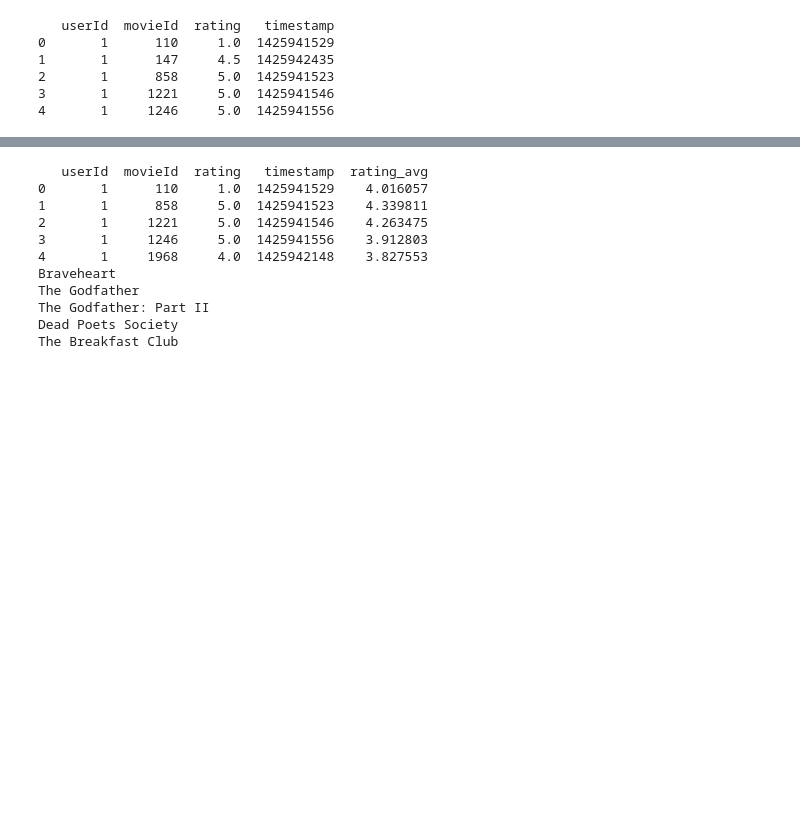
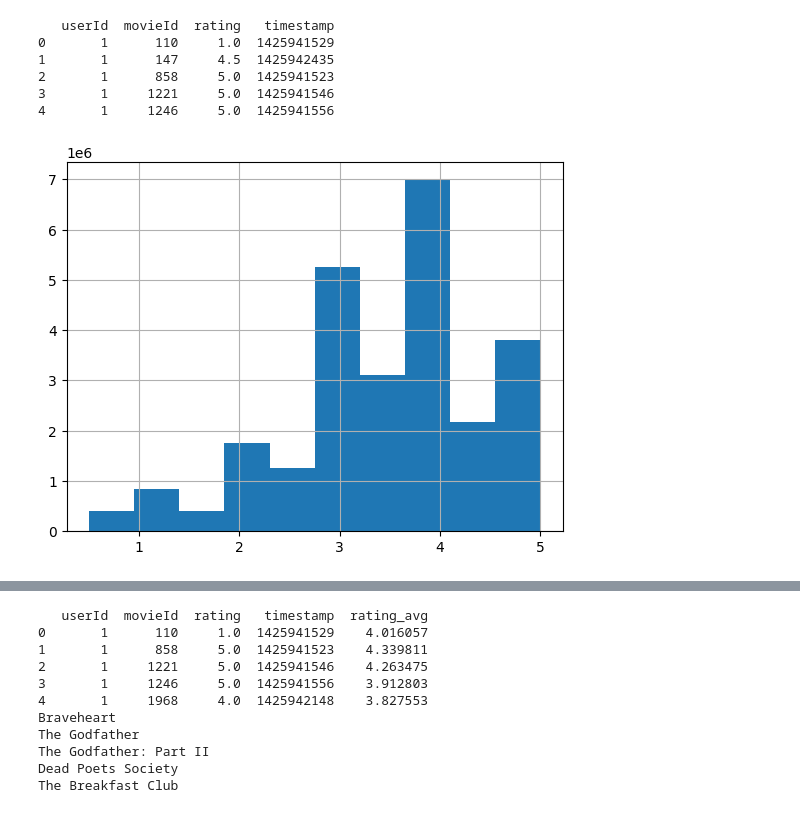
Before and after one commit to 4-en/datamining_examples, a Jupyter notebook: association_rules/association_movie_recommendations.ipynb, the cells around one changed output, grey strips where cells are left out. Drawn from its saved outputs; the diff is of its cells as text; code cells hidden in the pictures; blank space fills up the shorter version.

```diff
--- a/association_rules/association_movie_recommendations.ipynb
+++ b/association_rules/association_movie_recommendations.ipynb
@@ -84,3 +84,11 @@ print(data.head())
 2       1      858     5.0  1425941523
 3       1     1221     5.0  1425941546
 4       1     1246     5.0  1425941556
+# %%
+# visualize the data
+import matplotlib.pyplot as plt
+
+data['rating'].hist()
+plt.show()
+# %% [output]
+[figure, added]
```
Also changed, not shown: parts of 2 cells of this notebook, 2 other files.
